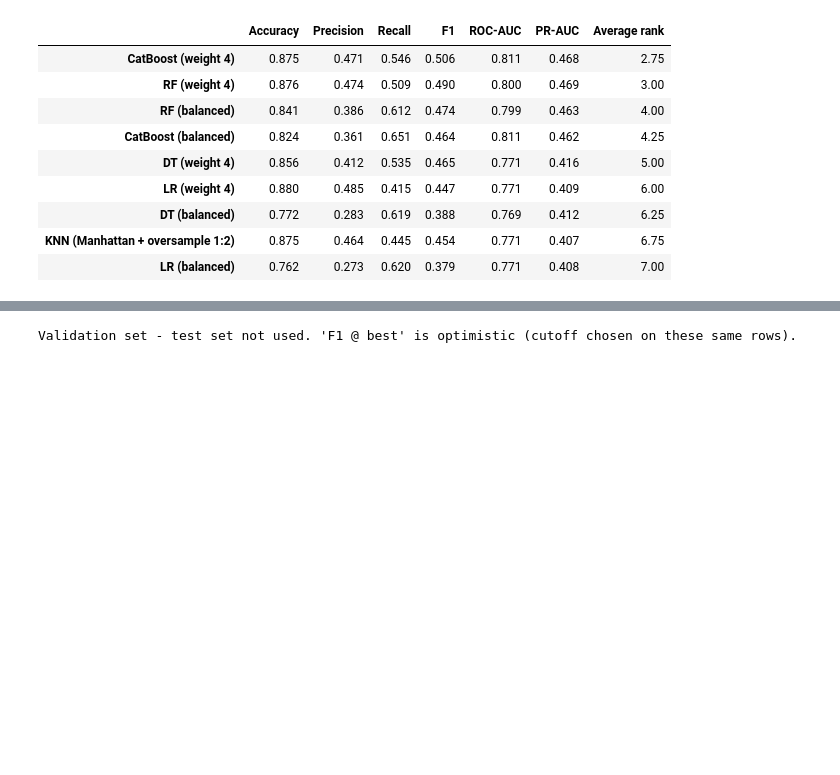
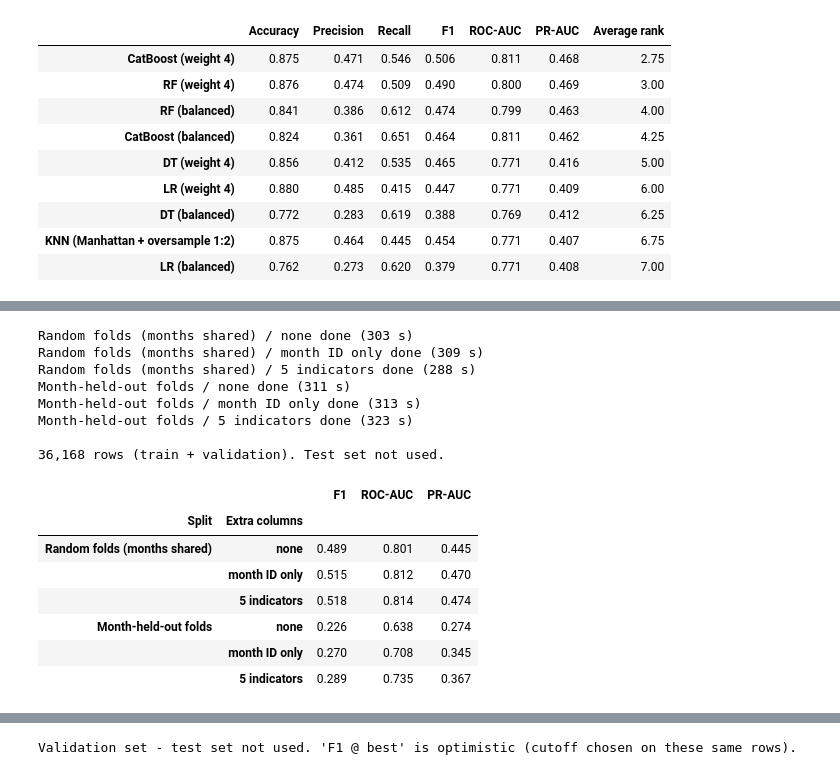
Before and after one commit to kant-deposit-project/deposit_project, a Jupyter notebook: banking project_1 - Copy.ipynb, the cells around one changed output, grey strips where cells are left out. Cells and saved outputs as stored; diff of their text form; code cells hidden in the pictures; blank space fills up the shorter version.

```diff
--- a/banking project_1 - Copy.ipynb
+++ b/banking project_1 - Copy.ipynb
@@ -1312,0 +1466,58 @@ Validation set, cutoff 0.5 - test set not used. Top 5 per model by F1:
+# %%
+import time
+import numpy as np, pandas as pd
+from sklearn.model_selection import StratifiedKFold, GroupKFold
+from catboost import CatBoostClassifier
+from sklearn.metrics import f1_score, roc_auc_score, average_precision_score
+
+# Memorization or real economic signal?
+# Same rows (train + validation; test set not used), same CatBoost (w = 4). Only two things change:
+#   1) the split:  random folds (validation months also appear in training)
+#                  vs month-held-out folds (validation months are NEVER seen in training -> nothing to memorize)
+#   2) the extra columns:  none / month ID only (no economic meaning) / the 5 economic indicators
+X_all, y_all = pd.concat([X_train, X_val]), pd.concat([y_train, y_val])
+X_cb = to_cb(X_all)
+call_month = dates.loc[X_all.index].dt.to_period("M").astype(str).values      # group label for each row
+
+extras = macro[list(monthly.columns)].assign(month_id=(dates.dt.year - 2008) * 12 + dates.dt.month)
+extra_sets = {"none": [], "month ID only": ["month_id"], "5 indicators": list(monthly.columns)}
+
+splits = {
+    "Random folds (months shared)": list(StratifiedKFold(5, shuffle=True, random_state=42).split(X_cb, y_all)),
+    "Month-held-out folds":         list(GroupKFold(5).split(X_cb, y_all, groups=call_month)),
+}
+
+rows = []
+for split_name, folds in splits.items():
+    for extra_name, cols in extra_sets.items():
+        start = time.time()
+        X_use = X_cb.join(extras.loc[X_all.index, cols]) if cols else X_cb
+        oof = np.zeros(len(y_all))                                       # each row predicted by a model that never saw it
+        for tr, ev in folds:
+            model = CatBoostClassifier(class_weights=W4, **cb_settings).fit(X_use.iloc[tr], y_all.iloc[tr])
+            oof[ev] = model.predict_proba(X_use.iloc[ev])[:, 1]
+        rows.append({"Split": split_name, "Extra columns": extra_name,
+                     "F1": f1_score(y_all, (oof >= 0.5).astype(int)),
+                     "ROC-AUC": roc_auc_score(y_all, oof),
+                     "PR-AUC": average_precision_score(y_all, oof)})
+        print(f"{split_name} / {extra_name} done ({time.time() - start:.0f} s)")
+
+print(f"\n{len(y_all):,} rows (train + validation). Test set not used.")
+pd.DataFrame(rows).set_index(["Split", "Extra columns"]).round(3)
+# %% [output]
+Random folds (months shared) / none done (303 s)
+Random folds (months shared) / month ID only done (309 s)
+Random folds (months shared) / 5 indicators done (288 s)
+Month-held-out folds / none done (311 s)
+Month-held-out folds / month ID only done (313 s)
+Month-held-out folds / 5 indicators done (323 s)
+
+36,168 rows (train + validation). Test set not used.
+|  |  | F1 | ROC-AUC | PR-AUC |
+| Split | Extra columns |  |  |  |
+| Random folds (months shared) | none | 0.489 | 0.801 | 0.445 |
+|  | month ID only | 0.515 | 0.812 | 0.470 |
+|  | 5 indicators | 0.518 | 0.814 | 0.474 |
+| Month-held-out folds | none | 0.226 | 0.638 | 0.274 |
+|  | month ID only | 0.270 | 0.708 | 0.345 |
+|  | 5 indicators | 0.289 | 0.735 | 0.367 |
```
Also changed, not shown: parts of 7 cells of this notebook, 2 other files.
